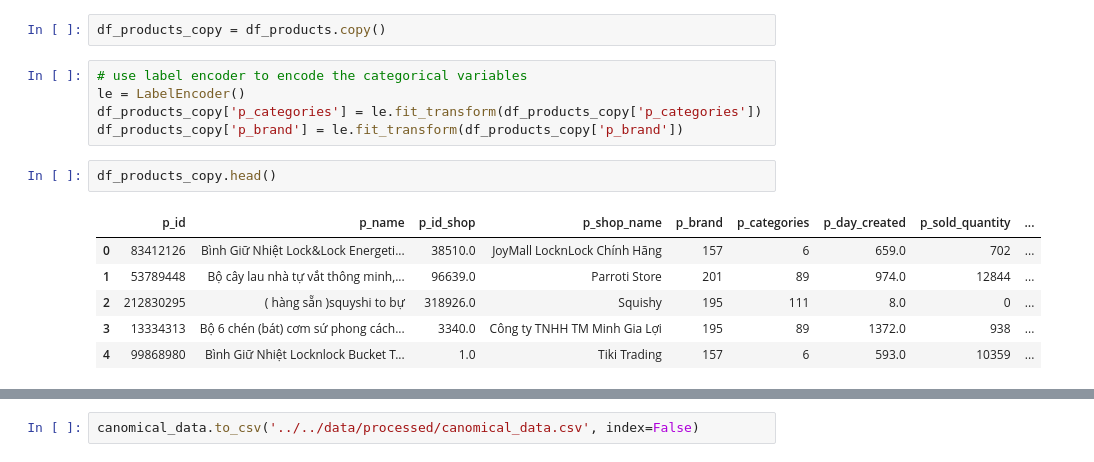
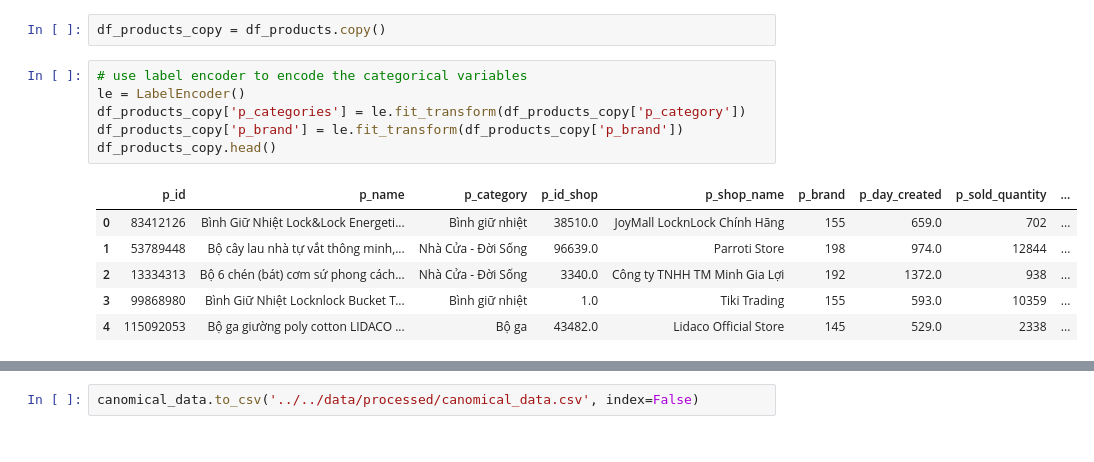
Before and after one commit to TienDat57/IntroductionToDataScience, a Jupyter notebook: src/features/index.ipynb, the cells around one changed output, grey strips where cells are left out. Drawn from its saved outputs; the diff is of its cells as text.

```diff
--- a/src/features/index.ipynb
+++ b/src/features/index.ipynb
@@ -17,17 +17,16 @@ df_products_copy = df_products.copy()
 # %%
 # use label encoder to encode the categorical variables
 le = LabelEncoder()
-df_products_copy['p_categories'] = le.fit_transform(df_products_copy['p_categories'])
+df_products_copy['p_categories'] = le.fit_transform(df_products_copy['p_category'])
 df_products_copy['p_brand'] = le.fit_transform(df_products_copy['p_brand'])
+df_products_copy.head()
+# %% [output]
+|  | p_id | p_name | p_category | p_id_shop | p_shop_name | p_brand | p_day_created | p_sold_quantity | ... |
+| 0 | 83412126 | Bình Giữ Nhiệt Lock&Lock Energeti... | Bình giữ nhiệt | 38510.0 | JoyMall LocknLock Chính Hãng | 155 | 659.0 | 702 | ... |
+| 1 | 53789448 | Bộ cây lau nhà tự vắt thông minh,... | Nhà Cửa - Đời Sống | 96639.0 | Parroti Store | 198 | 974.0 | 12844 | ... |
+| 2 | 13334313 | Bộ 6 chén (bát) cơm sứ phong cách... | Nhà Cửa - Đời Sống | 3340.0 | Công ty TNHH TM Minh Gia Lợi | 192 | 1372.0 | 938 | ... |
+| 3 | 99868980 | Bình Giữ Nhiệt Locknlock Bucket T... | Bình giữ nhiệt | 1.0 | Tiki Trading | 155 | 593.0 | 10359 | ... |
+| 4 | 115092053 | Bộ ga giường poly cotton LIDACO ... | Bộ ga | 43482.0 | Lidaco Official Store | 145 | 529.0 | 2338 | ... |
-# %%
-df_products_copy.head()
-# %% [output]
-|  | p_id | p_name | p_id_shop | p_shop_name | p_brand | p_categories | p_day_created | p_sold_quantity | ... |
-| 0 | 83412126 | Bình Giữ Nhiệt Lock&Lock Energeti... | 38510.0 | JoyMall LocknLock Chính Hãng | 157 | 6 | 659.0 | 702 | ... |
-| 1 | 53789448 | Bộ cây lau nhà tự vắt thông minh,... | 96639.0 | Parroti Store | 201 | 89 | 974.0 | 12844 | ... |
-| 2 | 212830295 | ( hàng sẵn )squyshi to bự | 318926.0 | Squishy | 195 | 111 | 8.0 | 0 | ... |
-| 3 | 13334313 | Bộ 6 chén (bát) cơm sứ phong cách... | 3340.0 | Công ty TNHH TM Minh Gia Lợi | 195 | 89 | 1372.0 | 938 | ... |
-| 4 | 99868980 | Bình Giữ Nhiệt Locknlock Bucket T... | 1.0 | Tiki Trading | 157 | 6 | 593.0 | 10359 | ... |
 # %%
 # scale the p_brand and p_categories
 scaler = MinMaxScaler()
```
Also changed, not shown: parts of 4 cells of this notebook, 6 other files.
